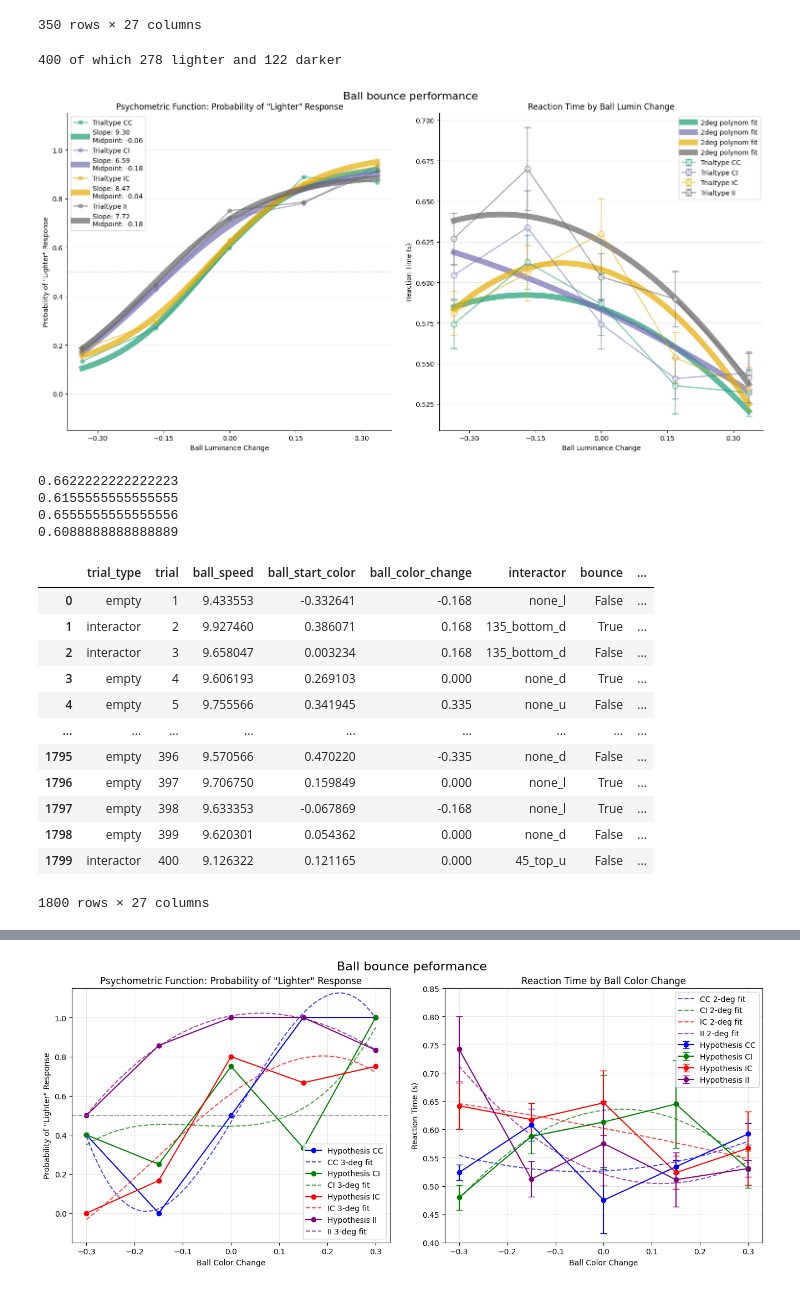
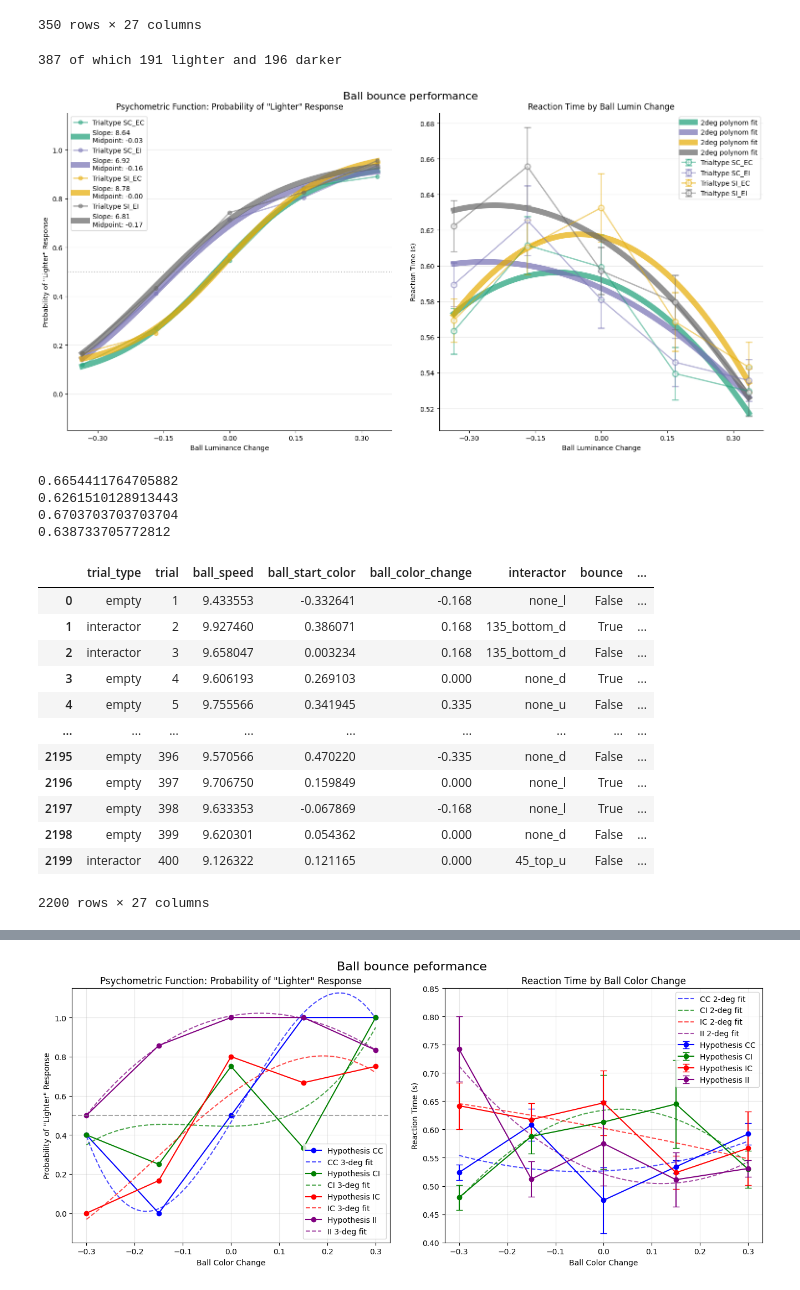
Before and after one commit to WiegerScheurer/physicspred, a Jupyter notebook: Notebooks/luminance_results.ipynb, the cells around one changed output, grey strips where cells are left out. Saved outputs shown, nothing was run; the diff lists cells and outputs as text; code cells hidden in the pictures.

```diff
--- a/Notebooks/luminance_results.ipynb
+++ b/Notebooks/luminance_results.ipynb
@@ -227,10 +314,10 @@ def create_psychometric_plots(data, title=None, prob_ylim=None, rt_ylim=None,
 
         # Define colors and labels for each hypothesis
         hypotheses = [
-            (cc, 'CC', color_spectrum(norm(0))),
-            (ci, 'CI', color_spectrum(norm(1))),
-            (ic, 'IC', color_spectrum(norm(2))),
-            (ii, 'II', color_spectrum(norm(3)))
+            (cc, 'SC_EC', color_spectrum(norm(0))),
+            (ci, 'SC_EI', color_spectrum(norm(1))),
+            (ic, 'SI_EC', color_spectrum(norm(2))),
+            (ii, 'SI_EI', color_spectrum(norm(3)))
         ]
 
         # Find the common set of color changes across all hypotheses
@@ -433,7 +520,7 @@ def create_psychometric_plots(data, title=None, prob_ylim=None, rt_ylim=None,
 
     return fig
 # %%
-testdf = get_data(subject="sub-418891", task="ball_hue") # mingyao, gok ik
+testdf = get_data(subject="sub-527524", task="ball_hue") # mingyao, gok ik
 
 lights = testdf["response"] == "lighter"
 darks = testdf["response"] == "darker"
@@ -445,7 +532,7 @@ print(f"{total_responses} of which {np.sum(lights)} lighter and {np.sum(darks)}
 
 # np.sum(darks)
 # %% [output]
-400 of which 278 lighter and 122 darker
+387 of which 191 lighter and 196 darker
 # %%
 import cmocean
 import colormaps as cmaps
@@ -473,45 +560,48 @@ sub_stack.reset_index(inplace=True, drop=True)
 # testdf = get_data(subject="sub-303045", task="ball_hue") # mingyao, gok ik (180 lighter, 218 darker)
 # testdf = get_data(subject="sub-893176", task="ball_hue") # wenshu, 247 lighter, 138 darker
 # testdf = get_data(subject="sub-418891", task="ball_hue") # bilge, 278 lighter, 122 darker
+# testdf = get_data(subject="sub-527524", task="ball_hue") # yifan, 191 lighter, 196 darker
 # testdf = sub_stack
 
 testdf = get_data(subject=None, task="ball_hue")
+testdf = testdf[(testdf["response"] == "lighter") | (testdf["response"] == "darker")] # Only take valid responses
+
 # testdf_correct = testdf[testdf["accuracy"] == True]
 
 _ = create_psychometric_plots(data=testdf,
                               title="Ball bounce performance",
                               prob_ylim=(-.15, 1.15),
                               # prob_ylim=(.05 ,1),
                             #   rt_ylim=(0.45, 1),
                               prob_poly_fit=True,
-                              rt_gaussian_fit=False,
+                              # rt_gaussian_fit=1,
                               rt_poly_fit=2,
                               split_hypotheses=True,
                               cmap=cmaps.dark2,
                               line_alpha = .5,
                               fit_alpha = .7,
                               prob_type = "o-",
                               rt_type = "-o",
                               fit_type = "-",
                               fit_width = 8.5,
                               line_width = 2,
                               )
 
 cc = filter_condition(testdf, True, True)
 ci = filter_condition(testdf, True, False)
 ic = filter_condition(testdf, False, True)
 ii = filter_condition(testdf, False, False)
 
 print(np.sum(cc["accuracy"] == True) / len(cc["accuracy"]))
 print(np.sum(ci["accuracy"] == True) / len(ci["accuracy"]))
 print(np.sum(ic["accuracy"] == True) / len(ic["accuracy"]))
 print(np.sum(ii["accuracy"] == True) / len(ii["accuracy"]))
 # %% [output]
-[figure, old version]
+[figure, new version]
-0.6622222222222223
-0.6155555555555555
-0.6555555555555556
-0.6088888888888889
+0.6654411764705882
+0.6261510128913443
+0.6703703703703704
+0.638733705772812
 # %%
 testdf
 # %% [output]
@@ -522,9 +612,9 @@ testdf
 | 3 | empty | 4 | 9.606193 | 0.269103 | 0.000 | none_d | True | ... |
 | 4 | empty | 5 | 9.755566 | 0.341945 | 0.335 | none_u | False | ... |
 | ... | ... | ... | ... | ... | ... | ... | ... | ... |
-| 1795 | empty | 396 | 9.570566 | 0.470220 | -0.335 | none_d | False | ... |
-| 1796 | empty | 397 | 9.706750 | 0.159849 | 0.000 | none_l | True | ... |
-| 1797 | empty | 398 | 9.633353 | -0.067869 | -0.168 | none_l | True | ... |
-| 1798 | empty | 399 | 9.620301 | 0.054362 | 0.000 | none_d | False | ... |
-| 1799 | interactor | 400 | 9.126322 | 0.121165 | 0.000 | 45_top_u | False | ... |
+| 2195 | empty | 396 | 9.570566 | 0.470220 | -0.335 | none_d | False | ... |
+| 2196 | empty | 397 | 9.706750 | 0.159849 | 0.000 | none_l | True | ... |
+| 2197 | empty | 398 | 9.633353 | -0.067869 | -0.168 | none_l | True | ... |
+| 2198 | empty | 399 | 9.620301 | 0.054362 | 0.000 | none_d | False | ... |
+| 2199 | interactor | 400 | 9.126322 | 0.121165 | 0.000 | 45_top_u | False | ... |
-1800 rows × 27 columns
+2200 rows × 27 columns
```
Also changed, not shown: parts of 9 cells of this notebook, 18 other files.
